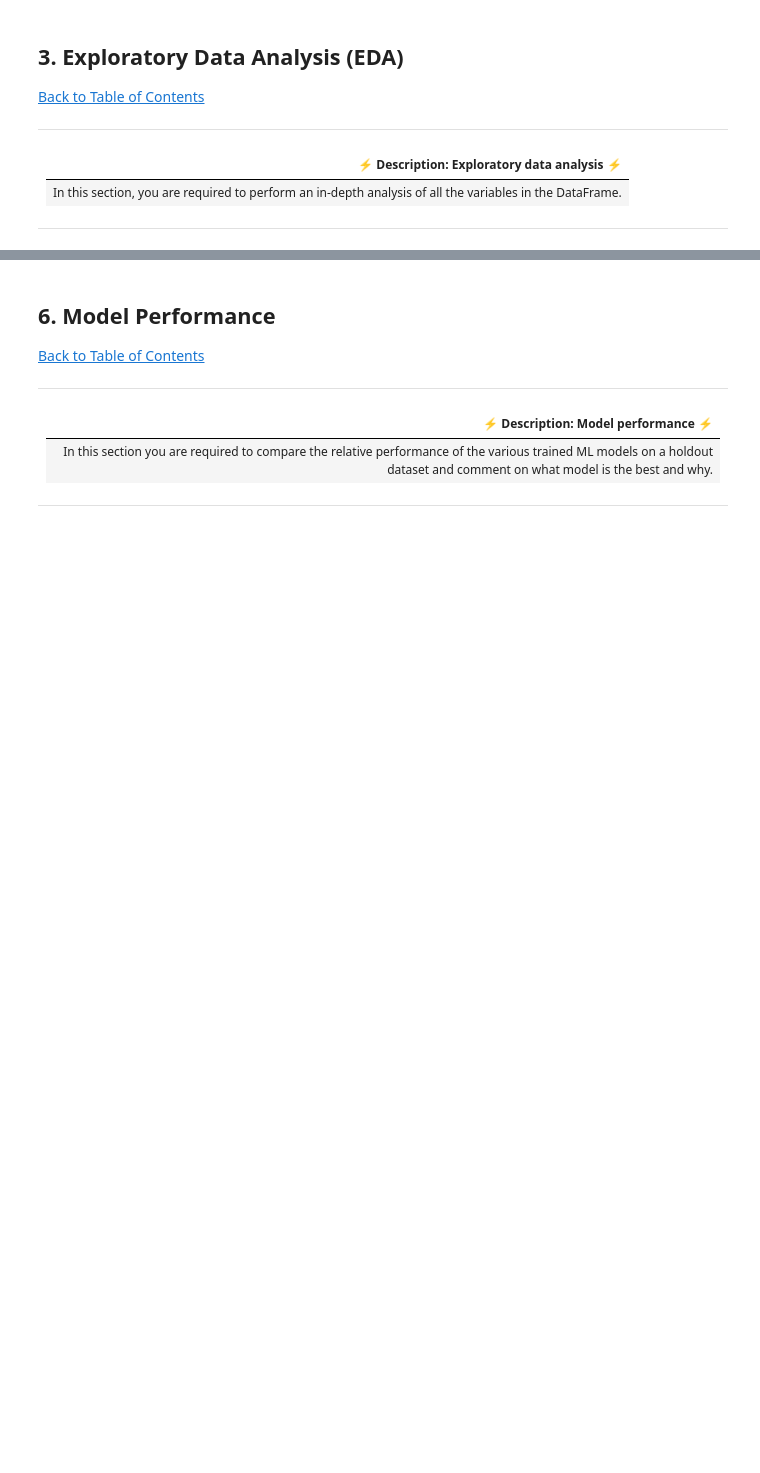
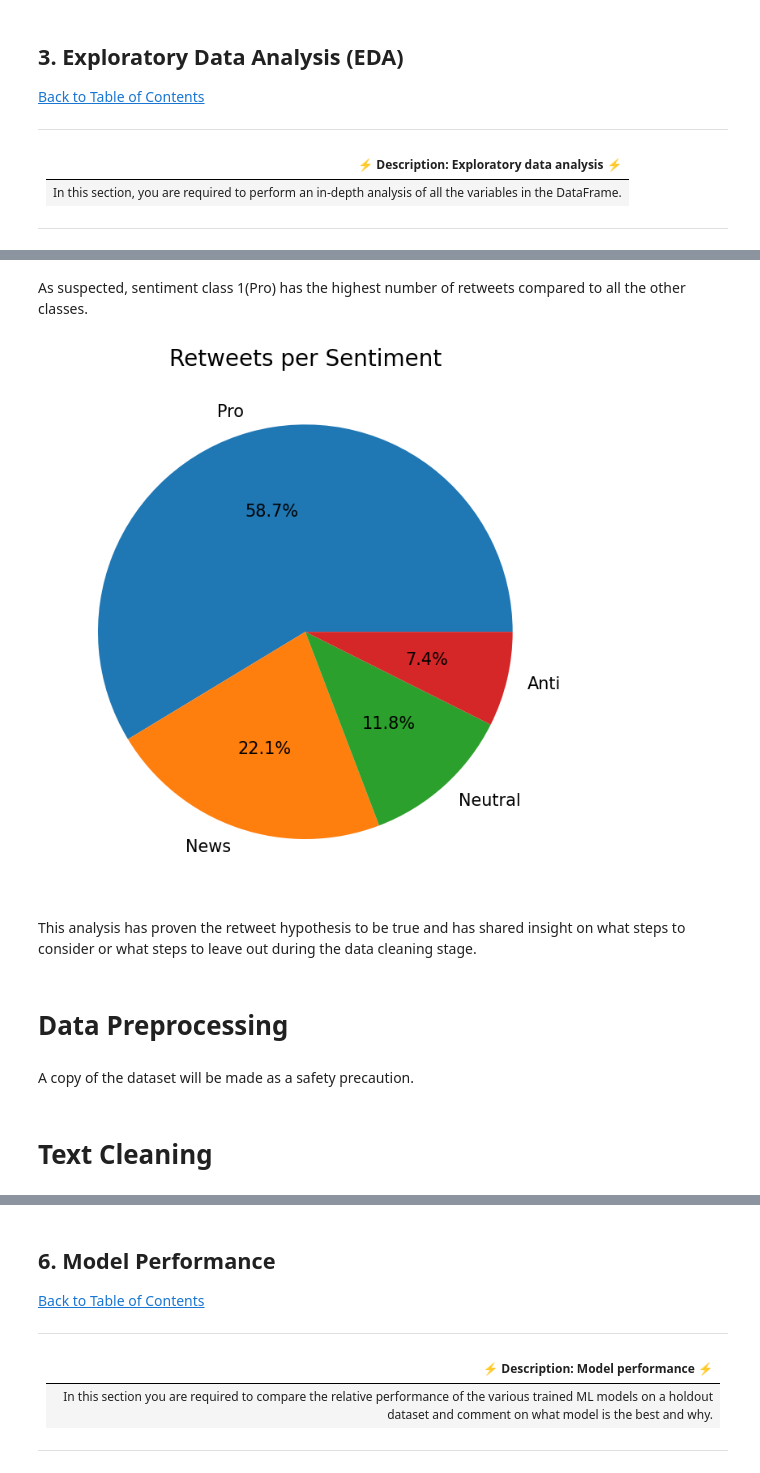
Before and after one commit to Classifix/Classifix, a Jupyter notebook: Advanced_Classification/starter-notebook.ipynb, the cells around one changed output, grey strips where cells are left out. Saved outputs shown, nothing was run; the diff lists cells and outputs as text; code cells hidden in the pictures; blank space fills up the shorter version.

```diff
--- a/Advanced_Classification/starter-notebook.ipynb
+++ b/Advanced_Classification/starter-notebook.ipynb
@@ -113,0 +260,19 @@ df.head()
+# %% [markdown]
+As suspected, sentiment class 1(Pro) has the highest number of retweets compared to all the other classes.
+# %%
+#Plotting pie chart to see distribution of retweets per sentiment
+
+plt.figure(figsize = (7, 7))
+plt.pie(RT_data.sentiment.value_counts().values, labels=['Pro', 'News', 'Neutral', 'Anti'],
+        autopct = '%2.1f%%', textprops={'fontsize': 15})
+plt.title('Retweets per Sentiment', fontsize=20)
+plt.tight_layout()
+plt.show()
+# %% [output]
+[figure, added]
+# %% [markdown]
+This analysis has proven the retweet hypothesis to be true and has shared insight on what steps to consider or what steps to leave out during the data cleaning stage.
+# %% [markdown]
+# Data Preprocessing
+# %% [markdown]
+A copy of the dataset will be made as a safety precaution.
@@ -113,0 +282,2 @@ df.head()
+# %% [markdown]
+# Text Cleaning
```
Also changed, not shown: parts of 85 cells of this notebook, 5 other files.
